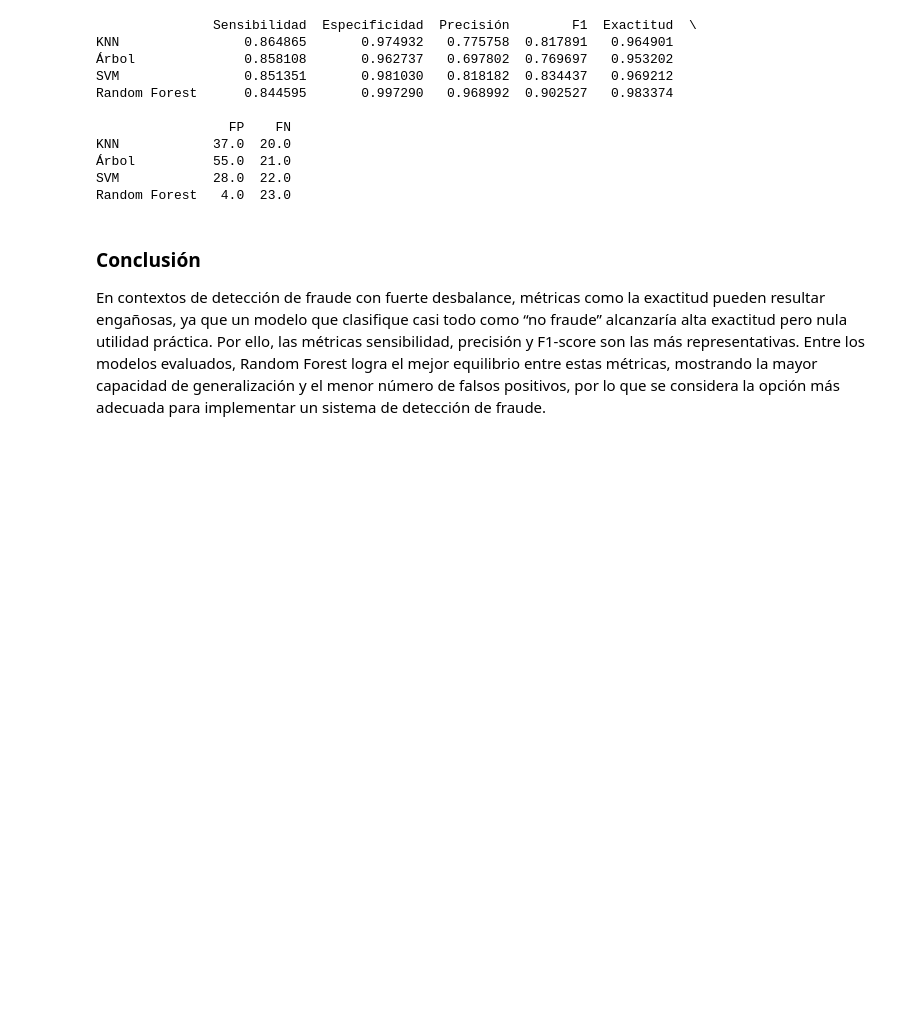
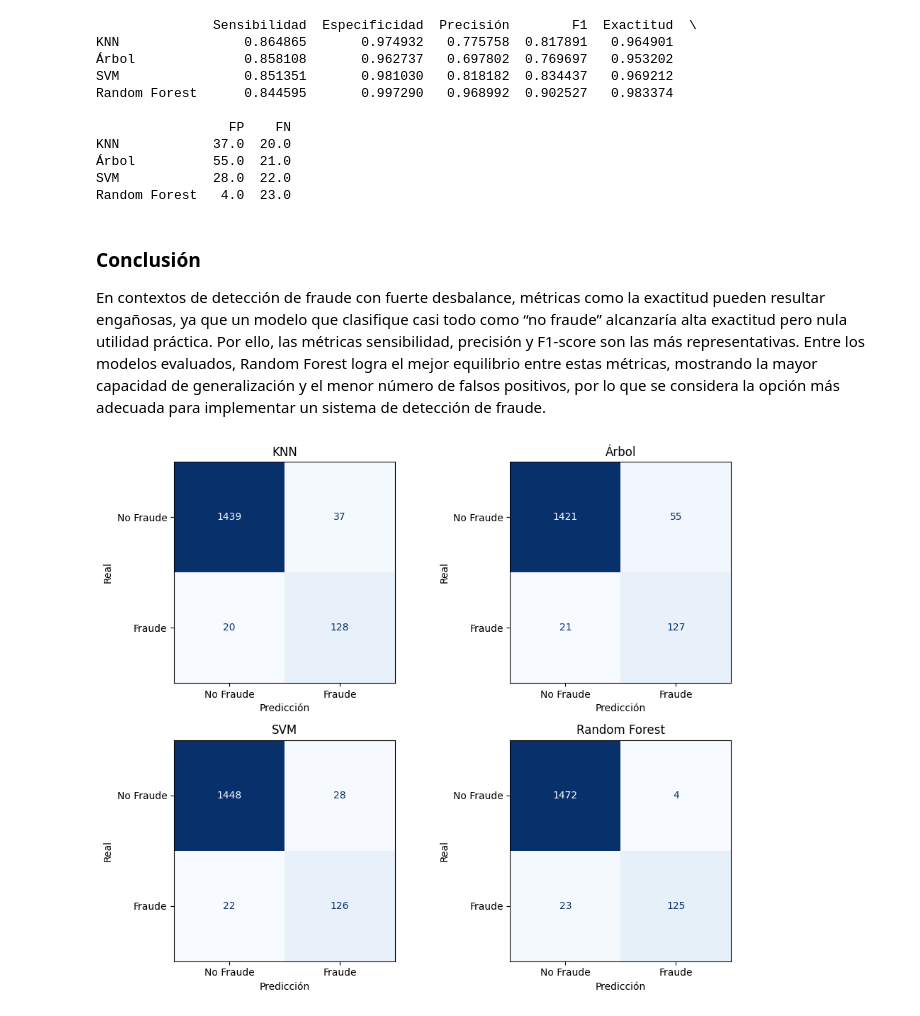
Before and after one commit to criquelme2003/proyecto2_IA, a Jupyter notebook: src/notebooks/main.ipynb, the cells around one changed output. Drawn from its saved outputs; the diff is of its cells as text; code cells hidden in the pictures; blank space fills up the shorter version.

```diff
--- a/src/notebooks/main.ipynb
+++ b/src/notebooks/main.ipynb
@@ -172,3 +169,34 @@ Random Forest   4.0  23.0
 En contextos de detección de fraude con fuerte desbalance, métricas como la exactitud pueden resultar engañosas, ya que un modelo que clasifique casi todo como “no fraude” alcanzaría alta exactitud pero nula utilidad práctica.
 Por ello, las métricas sensibilidad, precisión y F1-score son las más representativas.
 Entre los modelos evaluados, Random Forest logra el mejor equilibrio entre estas métricas, mostrando la mayor capacidad de generalización y el menor número de falsos positivos, por lo que se considera la opción más adecuada para implementar un sistema de detección de fraude.
+# %%
+import matplotlib.pyplot as plt
+from sklearn.metrics import confusion_matrix, ConfusionMatrixDisplay
+
+# Modelos entrenados y sus nombres (ajusta si tus variables se llaman distinto)
+modelos = {
+    "KNN": grid_knn.best_estimator_,
+    "Árbol": grid_tree.best_estimator_,
+    "SVM": grid_svm.best_estimator_,
+    "Random Forest": grid_rf.best_estimator_
+}
+
+# Crear figura con 4 subplots (2x2)
+fig, axes = plt.subplots(2, 2, figsize=(10, 8))
+axes = axes.flatten()
+
+# Graficar una matriz por modelo
+for ax, (nombre, modelo) in zip(axes, modelos.items()):
+    y_pred = modelo.predict(X_test)
+    cm = confusion_matrix(y_test, y_pred)
+    disp = ConfusionMatrixDisplay(confusion_matrix=cm, display_labels=["No Fraude", "Fraude"])
+    disp.plot(ax=ax, cmap="Blues", colorbar=False)
+    ax.set_title(nombre)
+    ax.set_xlabel("Predicción")
+    ax.set_ylabel("Real")
+
+plt.tight_layout()
+plt.savefig("matrices_confusion.png", dpi=300)
+plt.show()
+# %% [output]
+[figure, added]
```
Also changed, not shown: parts of 1 cell of this notebook, 2 other files.
